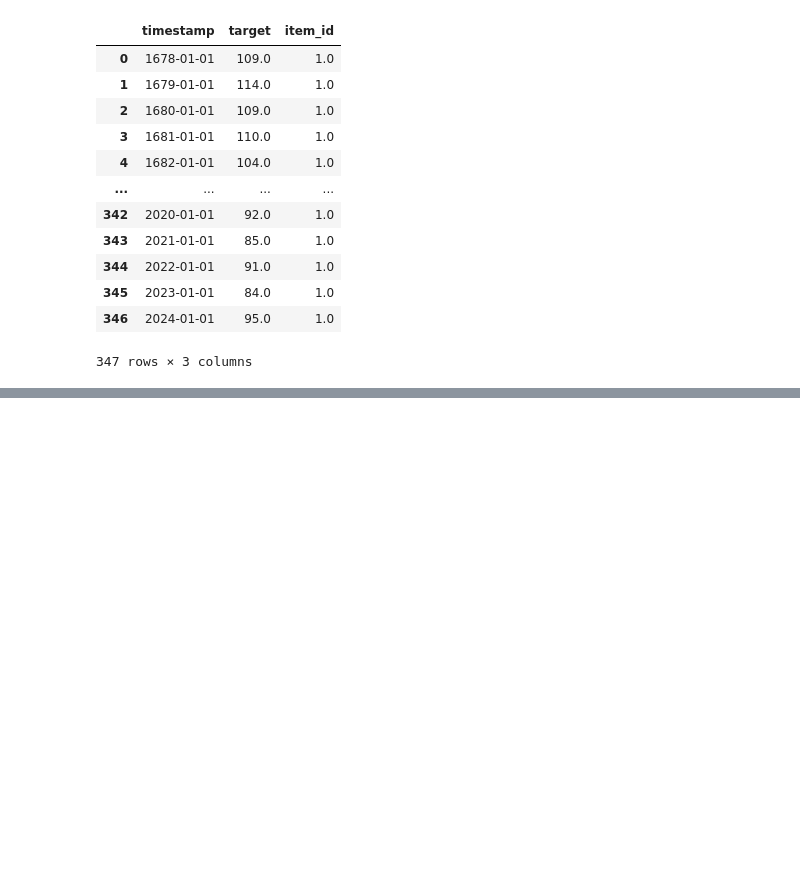
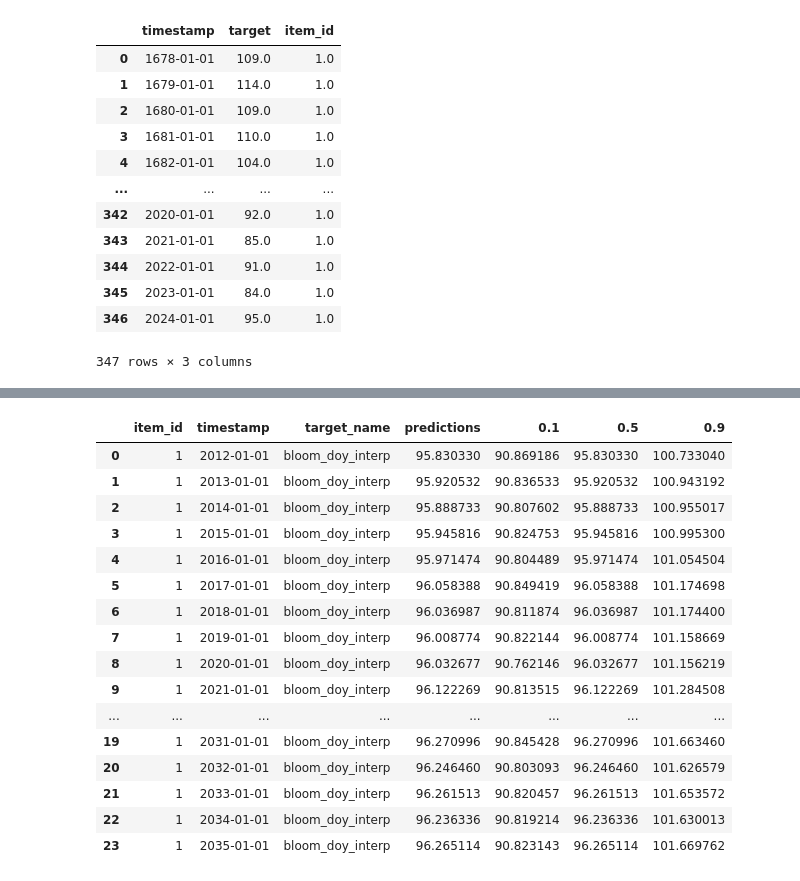
Before and after one commit to jli184/ScAIentists_hackathon, a Jupyter notebook: kyoto_prediction_JL.ipynb, the cells around one changed output, grey strips where cells are left out. Cells and saved outputs as stored; diff of their text form; code cells hidden in the pictures; blank space fills up the shorter version.

```diff
--- a/kyoto_prediction_JL.ipynb
+++ b/kyoto_prediction_JL.ipynb
@@ -98,0 +179,20 @@ plt.savefig('kyoto_pred.pdf')
+# %%
+pred_df_cov
+# %% [output]
+|  | item_id | timestamp | target_name | predictions | 0.1 | 0.5 | 0.9 |
+| 0 | 1 | 2012-01-01 | bloom_doy_interp | 95.830330 | 90.869186 | 95.830330 | 100.733040 |
+| 1 | 1 | 2013-01-01 | bloom_doy_interp | 95.920532 | 90.836533 | 95.920532 | 100.943192 |
+| 2 | 1 | 2014-01-01 | bloom_doy_interp | 95.888733 | 90.807602 | 95.888733 | 100.955017 |
+| 3 | 1 | 2015-01-01 | bloom_doy_interp | 95.945816 | 90.824753 | 95.945816 | 100.995300 |
+| 4 | 1 | 2016-01-01 | bloom_doy_interp | 95.971474 | 90.804489 | 95.971474 | 101.054504 |
+| 5 | 1 | 2017-01-01 | bloom_doy_interp | 96.058388 | 90.849419 | 96.058388 | 101.174698 |
+| 6 | 1 | 2018-01-01 | bloom_doy_interp | 96.036987 | 90.811874 | 96.036987 | 101.174400 |
+| 7 | 1 | 2019-01-01 | bloom_doy_interp | 96.008774 | 90.822144 | 96.008774 | 101.158669 |
+| 8 | 1 | 2020-01-01 | bloom_doy_interp | 96.032677 | 90.762146 | 96.032677 | 101.156219 |
+| 9 | 1 | 2021-01-01 | bloom_doy_interp | 96.122269 | 90.813515 | 96.122269 | 101.284508 |
+| ... | ... | ... | ... | ... | ... | ... | ... |
+| 19 | 1 | 2031-01-01 | bloom_doy_interp | 96.270996 | 90.845428 | 96.270996 | 101.663460 |
+| 20 | 1 | 2032-01-01 | bloom_doy_interp | 96.246460 | 90.803093 | 96.246460 | 101.626579 |
+| 21 | 1 | 2033-01-01 | bloom_doy_interp | 96.261513 | 90.820457 | 96.261513 | 101.653572 |
+| 22 | 1 | 2034-01-01 | bloom_doy_interp | 96.236336 | 90.819214 | 96.236336 | 101.630013 |
+| 23 | 1 | 2035-01-01 | bloom_doy_interp | 96.265114 | 90.823143 | 96.265114 | 101.669762 |
```
Also changed, not shown: parts of 10 cells of this notebook, 2 other files.
